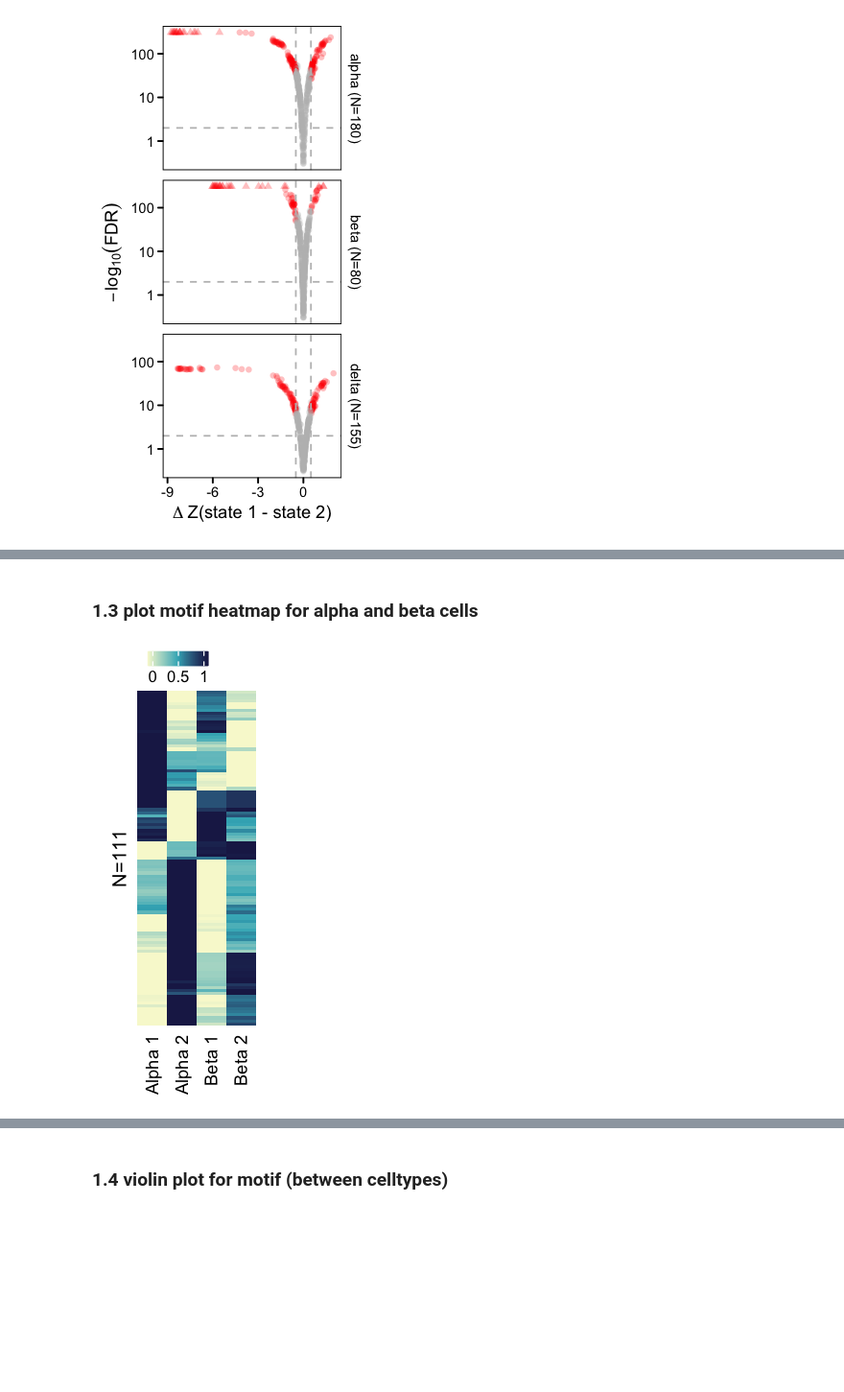
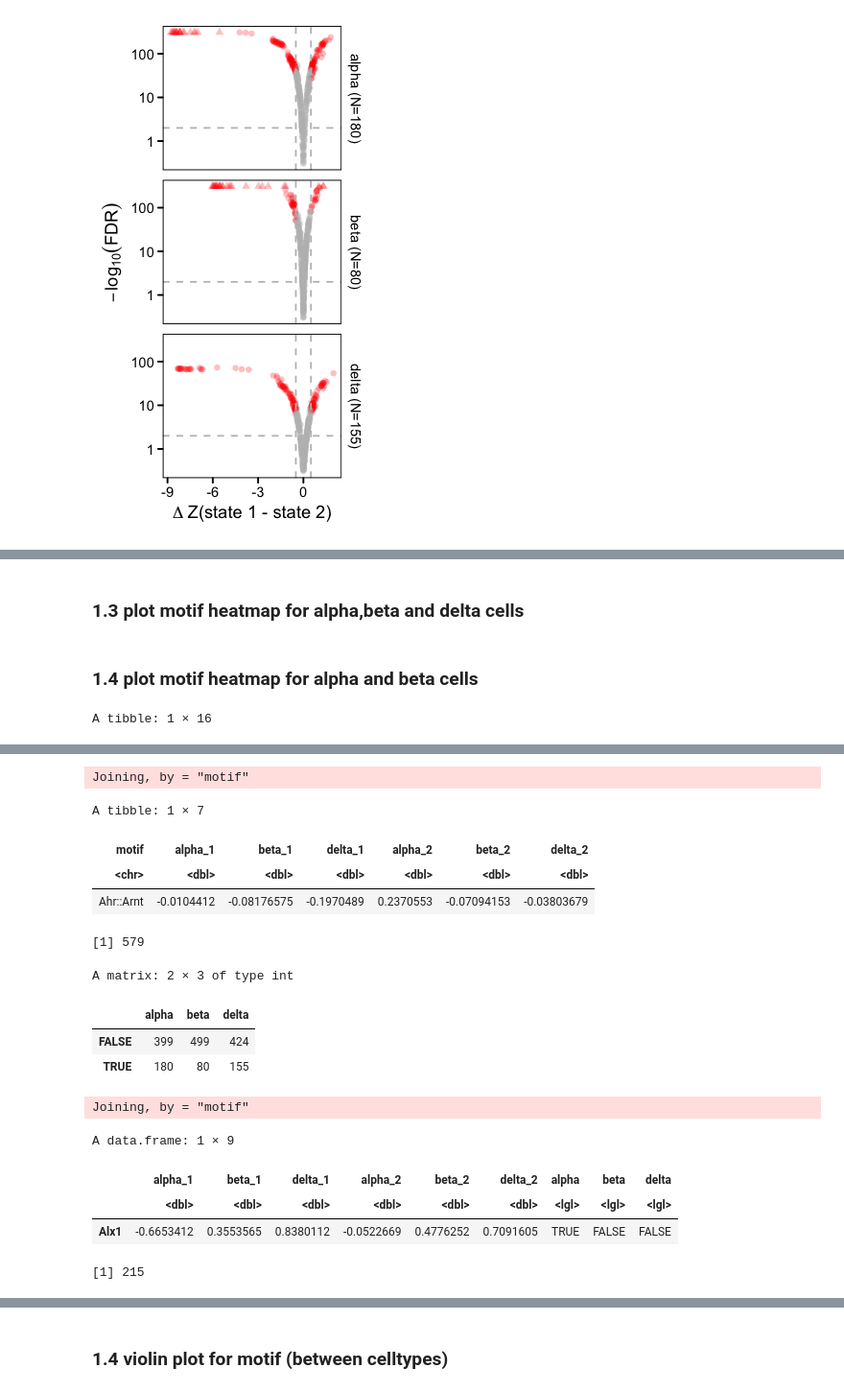
Before and after one commit to biomystery/islet_figs_motifs, a Jupyter notebook: figcode/plots.ipynb, the cells around one changed output, grey strips where cells are left out. Shown at 96% size. Cells and saved outputs as stored; diff of their text form; code cells hidden in the pictures; blank space fills up the shorter version.

```diff
--- a/figcode/plots.ipynb
+++ b/figcode/plots.ipynb
@@ -408,21 +398,21 @@ print(plt.volcano.ttest)
+# %% [markdown]
+### 1.3  plot motif heatmap for alpha,beta and delta cells
 # %% [markdown]
-### 1.3 plot motif heatmap for alpha and beta cells
+### 1.4 plot motif heatmap for alpha and beta cells
-# %%
-options(repr.plot.width = 1.5, repr.plot.height = 4)
-
-# calc_varability_heatmap_on_subtypes_ab.R
-pd.fig_2B.motif_heatmap_ab <- read.csv("~/Dropbox (UCSD_Epigenomics)/Islet_snATAC/panel_pdfs//fig2/fig_2B.motif_heatmap_ab.csv",
-    row.names = 1)
-colnames(pd.fig_2B.motif_heatmap_ab) <- c("Alpha 1", "Alpha 2", "Beta 1", "Beta 2")
-ht <- Heatmap(pd.fig_2B.motif_heatmap_ab, col = cols.hm.avg.tf(30), cluster_columns = F,
-    cluster_rows = F, row_title = paste0("N=", nrow(pd.fig_2B.motif_heatmap_ab)),
-    row_title_side = "left", row_title_gp = gpar(fontsize = 12), show_column_names = T,
-    show_row_names = F, column_names_gp = gpar(fontsize = 11), name = "", show_heatmap_legend = T,
-    heatmap_legend_param = list(at = c(0, 0.5, 1), title_gp = gpar(fontsize = 9),
-        grid_border = "black", color_bar = "continuous", grid_height = unit(3, "mm"),
-        legend_direction = "horizontal"), show_row_dend = F, combined_name_fun = NULL)
-draw(ht, heatmap_legend_side = "top")
-# pdf('fig_2B.motif_heatmap_ab.pdf',height = 4,width = 2,family = 'Arial')
-# draw(ht, heatmap_legend_side = 'top') dev.off()
-# %% [output]
-[figure, removed]
+# %%
+ttest.res.pd <- ttest.res.pd %>% ungroup
+ttest.res.pd %>% head(1)
+ttest.res.pd.wd <- ttest.res.pd %>% select(x, mean_x, motif) %>% spread(key = x,
+    value = mean_x) %>% left_join(ttest.res.pd %>% select(y, mean_y, motif) %>% spread(key = y,
+    value = mean_y))
+ttest.res.pd.wd %>% head(1)
+ttest.res.pd.wd %>% nrow
+ttest.res.pd.select <- ttest.res.pd %>% group_by(motif, celltype) %>% summarise(selected = any(selected)) %>%
+    spread(celltype, selected) %>% ungroup
+apply(ttest.res.pd.select[, 2:4], 2, table)
+ttest.res.pd.wd <- ttest.res.pd.wd %>% left_join(ttest.res.pd.select) %>% filter_at(vars(alpha,
+    beta, delta), any_vars(.))%>%column_to_rownames("motif")
+ttest.res.pd.wd %>% head(1)
+ttest.res.pd.wd %>% nrow
+# %% [output]
+A tibble: 1 × 16
@@ -428,0 +422,16 @@ draw(ht, heatmap_legend_side = "top")
+Joining, by = "motif"
+A tibble: 1 × 7
+| motif | alpha_1 | beta_1 | delta_1 | alpha_2 | beta_2 | delta_2 |
+| <chr> | <dbl> | <dbl> | <dbl> | <dbl> | <dbl> | <dbl> |
+| Ahr::Arnt | -0.0104412 | -0.08176575 | -0.1970489 | 0.2370553 | -0.07094153 | -0.03803679 |
+[1] 579
+A matrix: 2 × 3 of type int
+|  | alpha | beta | delta |
+| FALSE | 399 | 499 | 424 |
+| TRUE | 180 | 80 | 155 |
+Joining, by = "motif"
+A data.frame: 1 × 9
+|  | alpha_1 | beta_1 | delta_1 | alpha_2 | beta_2 | delta_2 | alpha | beta | delta |
+|  | <dbl> | <dbl> | <dbl> | <dbl> | <dbl> | <dbl> | <lgl> | <lgl> | <lgl> |
+| Alx1 | -0.6653412 | 0.3553565 | 0.8380112 | -0.0522669 | 0.4776252 | 0.7091605 | TRUE | FALSE | FALSE |
+[1] 215
```
Also changed, not shown: parts of 10 cells of this notebook, 3 other files.
